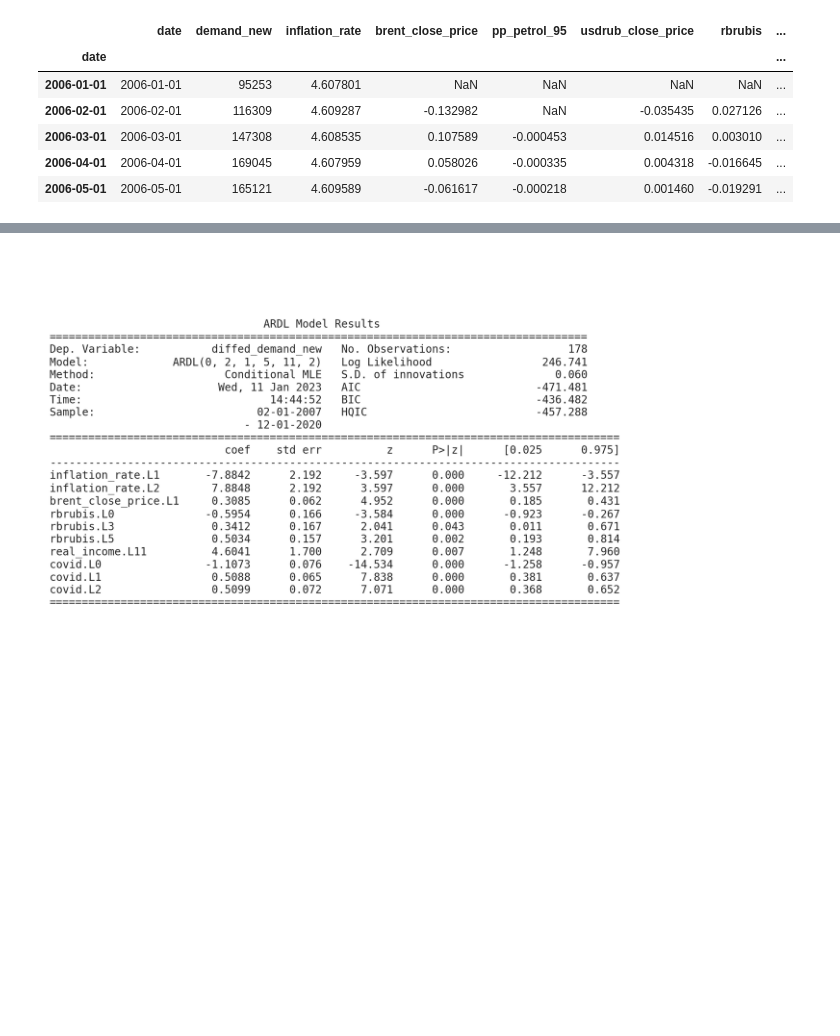
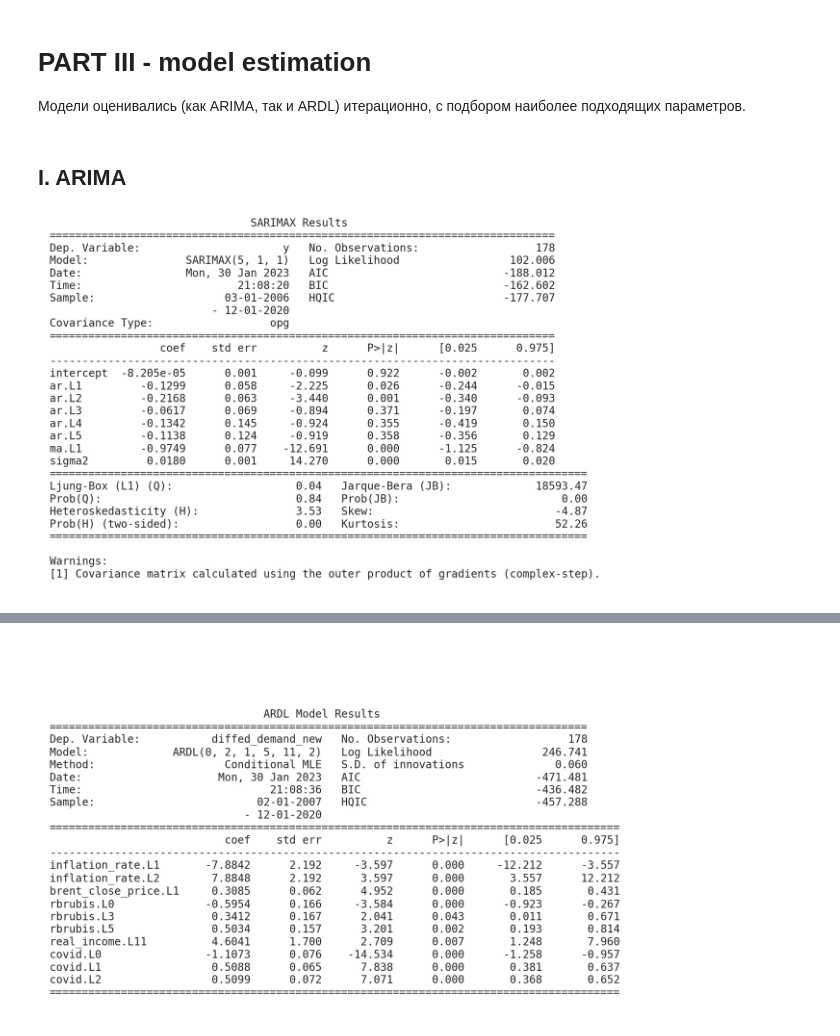
Before and after one commit to VladislavBalabaev/spatial_analysis, a Jupyter notebook: time_series.ipynb, the cells around one changed output, grey strips where cells are left out. Cells and saved outputs as stored; diff of their text form; code cells hidden in the pictures; blank space fills up the shorter version.

Commit message:
add ARIMA model

```diff
--- a/time_series.ipynb
+++ b/time_series.ipynb
@@ -264,3 +352,7 @@ all_df.to_csv('data_time_series/all_df_ready.csv', index=False, header=True)
+# %% [markdown]
+# PART III - model estimation
+
+Модели оценивались (как ARIMA, так и ARDL) итерационно, с подбором наиболее подходящих параметров.
 # %%
 all_df = pd.read_csv('data_time_series/all_df_ready.csv')
 
@@ -270,16 +362,33 @@ features = ['inflation_rate', 'brent_close_price',
             'pp_petrol_95', 'usdrub_close_price',
             'rbrubis', 'real_income',
             'real_pension', 'Gini', 'covid']
-
-all_df.head()
-# %% [output]
-|  | date | demand_new | inflation_rate | brent_close_price | pp_petrol_95 | usdrub_close_price | rbrubis | ... |
-| date |  |  |  |  |  |  |  | ... |
-| 2006-01-01 | 2006-01-01 | 95253 | 4.607801 | NaN | NaN | NaN | NaN | ... |
-| 2006-02-01 | 2006-02-01 | 116309 | 4.609287 | -0.132982 | NaN | -0.035435 | 0.027126 | ... |
-| 2006-03-01 | 2006-03-01 | 147308 | 4.608535 | 0.107589 | -0.000453 | 0.014516 | 0.003010 | ... |
-| 2006-04-01 | 2006-04-01 | 169045 | 4.607959 | 0.058026 | -0.000335 | 0.004318 | -0.016645 | ... |
-| 2006-05-01 | 2006-05-01 | 165121 | 4.609589 | -0.061617 | -0.000218 | 0.001460 | -0.019291 | ... |
 # %%
 train = all_df.loc[all_df.index < pd.to_datetime('2021-01-01'), :][2:]
 test = all_df.loc[all_df.index >= pd.to_datetime('2021-01-01'), :]
+# %% [markdown]
+## I. ARIMA
+# %%
+ts_train = train['diffed_demand_new']
+ts_test = test['diffed_demand_new']
+# %%
+import pmdarima as pm
+
+# AIC
+model = pm.auto_arima(ts_train,
+                      d=1,
+                      start_p=1, start_q=1, max_p=12, max_q=12,
+                      information_criterion='aic',
+                      seasonal=False, m=0,
+                      trace=False,
+                      random_state=42)
+
+plt.rc('figure', figsize=(20, 10))
+plt.text(0.01, 0.05, str(model.summary()), {'fontsize': 20}, fontproperties = 'monospace')
+plt.axis('off')
+plt.tight_layout()
+
+plt.show()
+#  sigma2 [squared] represents the variance of the residual values.
+#  This value is used to test the normality of residuals against the alternative of non-normality.
+# %% [output]
+[figure, added]
```
Also changed, not shown: parts of 47 cells of this notebook, 1 other file.
